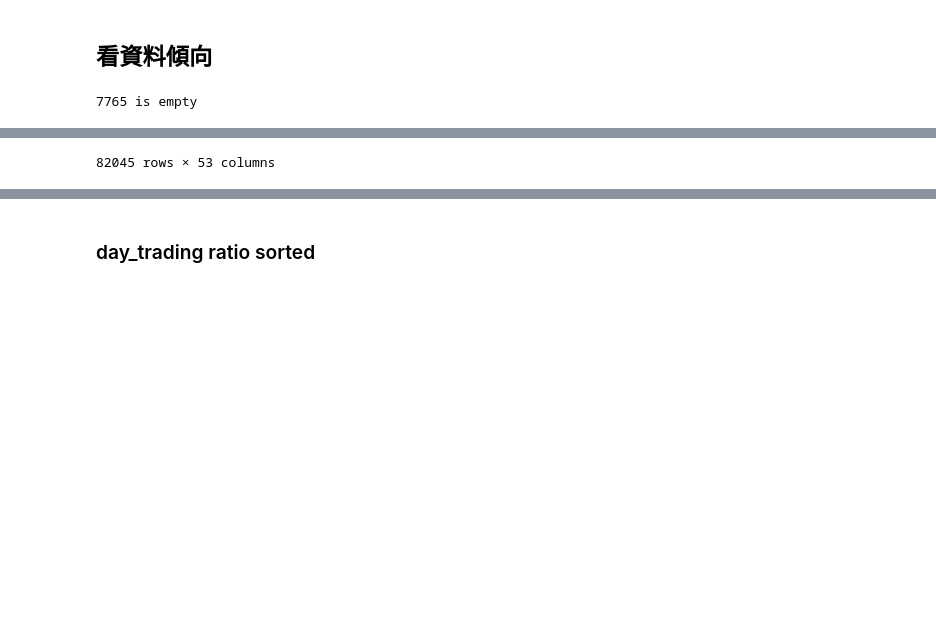
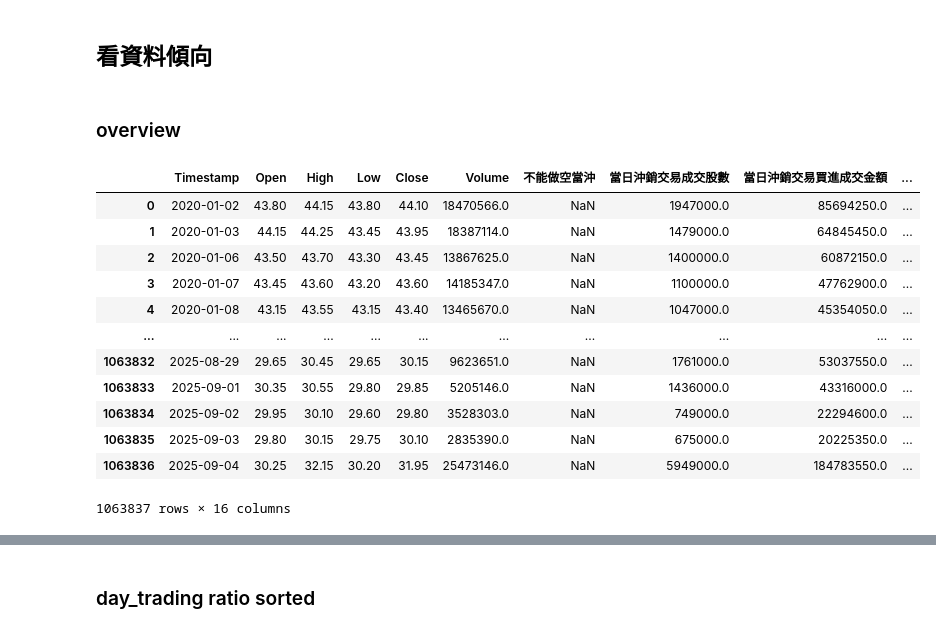
Before and after one commit to Xin95172/JimQuant, a Jupyter notebook: 台股當沖比例effect/main.ipynb, the cells around one changed output, grey strips where cells are left out. Saved outputs shown, nothing was run; the diff lists cells and outputs as text; code cells hidden in the pictures; blank space fills up the shorter version.

```diff
--- a/台股當沖比例effect/main.ipynb
+++ b/台股當沖比例effect/main.ipynb
@@ -443,24 +406,38 @@ def group(
         return df1, df2, df3
 # %% [markdown]
 ## 看資料傾向
+# %% [markdown]
+### overview
 # %%
 """concat 成 panel data and sort"""
 
-files = glob("data\\*.csv")
+files = glob("data2\\*.csv")
 dfs = []
 for f in files:
     stock_id = f.split("\\")[-1].replace(".csv","")
-    df = pd.read_csv(f, parse_dates = ["Date"])
+    df = pd.read_csv(f, parse_dates = ["Timestamp"])
     if df.empty:
         print(f"{stock_id} is empty")
         continue
     df["stock"] = stock_id
     df = get_c_o_ret(df)
     dfs.append(df)
 
 panel_df = pd.concat(dfs, ignore_index = True)
 
-panel_df.dropna(subset = ["當日沖銷交易成交股數", "demeaned_ret_t+1", "10~50張.5", "10~50張.6", "10~50張.7", "10~50張.8"], inplace = True)
+# panel_df.dropna(subset = ["當日沖銷交易成交股數", "demeaned_ret_t+1", "10~50張.5", "10~50張.6", "10~50張.7", "10~50張.8"], inplace = True)
 panel_df
 # %% [output]
+|  | Timestamp | Open | High | Low | Close | Volume | 不能做空當沖 | 當日沖銷交易成交股數 | 當日沖銷交易買進成交金額 | ... |
+| 0 | 2020-01-02 | 43.80 | 44.15 | 43.80 | 44.10 | 18470566.0 | NaN | 1947000.0 | 85694250.0 | ... |
+| 1 | 2020-01-03 | 44.15 | 44.25 | 43.45 | 43.95 | 18387114.0 | NaN | 1479000.0 | 64845450.0 | ... |
+| 2 | 2020-01-06 | 43.50 | 43.70 | 43.30 | 43.45 | 13867625.0 | NaN | 1400000.0 | 60872150.0 | ... |
+| 3 | 2020-01-07 | 43.45 | 43.60 | 43.20 | 43.60 | 14185347.0 | NaN | 1100000.0 | 47762900.0 | ... |
+| 4 | 2020-01-08 | 43.15 | 43.55 | 43.15 | 43.40 | 13465670.0 | NaN | 1047000.0 | 45354050.0 | ... |
+| ... | ... | ... | ... | ... | ... | ... | ... | ... | ... | ... |
+| 1063832 | 2025-08-29 | 29.65 | 30.45 | 29.65 | 30.15 | 9623651.0 | NaN | 1761000.0 | 53037550.0 | ... |
+| 1063833 | 2025-09-01 | 30.35 | 30.55 | 29.80 | 29.85 | 5205146.0 | NaN | 1436000.0 | 43316000.0 | ... |
+| 1063834 | 2025-09-02 | 29.95 | 30.10 | 29.60 | 29.80 | 3528303.0 | NaN | 749000.0 | 22294600.0 | ... |
+| 1063835 | 2025-09-03 | 29.80 | 30.15 | 29.75 | 30.10 | 2835390.0 | NaN | 675000.0 | 20225350.0 | ... |
+| 1063836 | 2025-09-04 | 30.25 | 32.15 | 30.20 | 31.95 | 25473146.0 | NaN | 5949000.0 | 184783550.0 | ... |
-7765 is empty
+1063837 rows × 16 columns
@@ -479,4 +444,3 @@ panel_df
-82045 rows × 53 columns
 # %%
 plt.figure(figsize = (10, 6))
 plt.hist(panel_df["c_o_ret"].dropna(), bins = 50, color = "skyblue", edgecolor = "black", alpha = 0.7)
```
Also changed, not shown: parts of 8 cells of this notebook.
